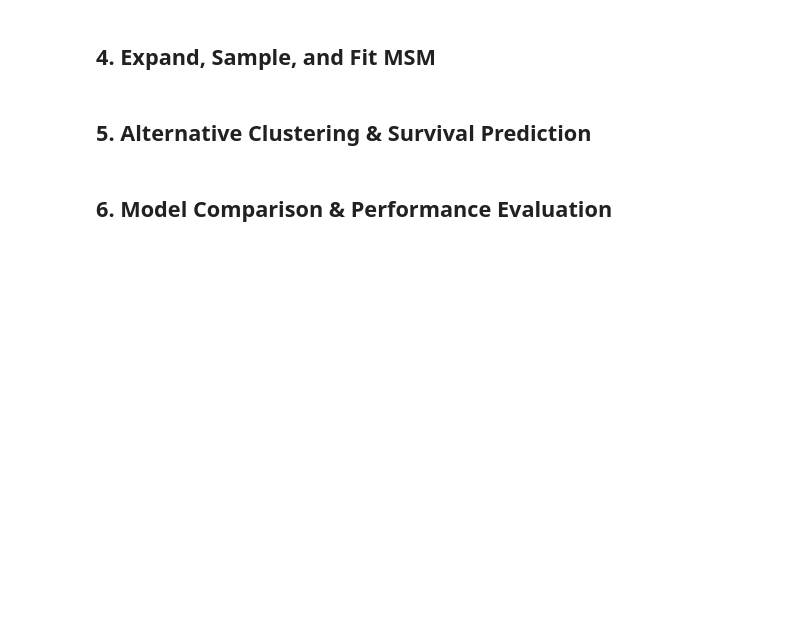
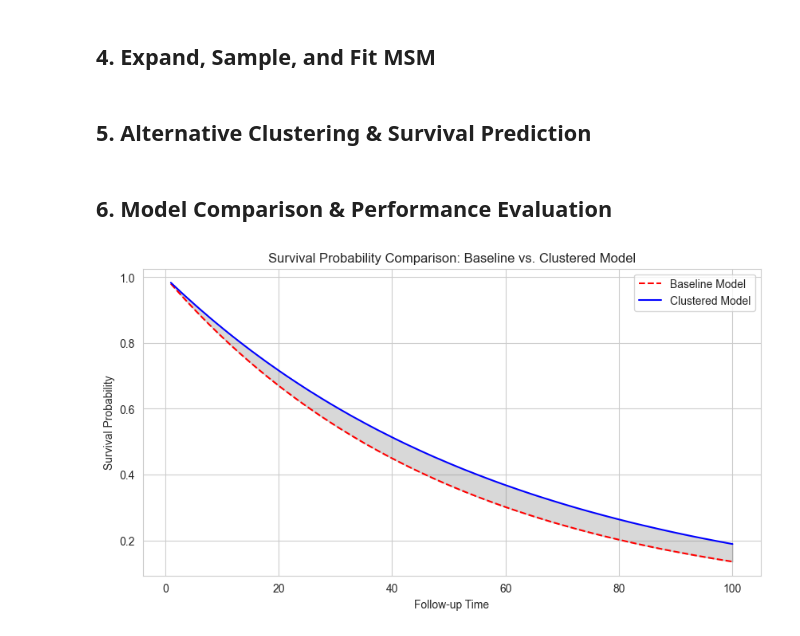
Before and after one commit to BorNaC2003/TTE, a Jupyter notebook: TTE-v2.ipynb, the cells around one changed output. Drawn from its saved outputs; the diff is of its cells as text; code cells hidden in the pictures; blank space fills up the shorter version.

```diff
--- a/TTE-v2.ipynb
+++ b/TTE-v2.ipynb
@@ -223,3 +223,35 @@ print(f"MSM Model AIC: {clustered_aic:.4f} | BIC: {clustered_bic:.4f}")
 print(f"AUC (Logit Model): {auc_original:.4f} | AUC (MSM Model): {auc_clustered:.4f}")
 print(f"Cross-Validated AUC (Logit Model): {cross_val_original:.4f}")
 print(f"Cross-Validated AUC (MSM Model): {cross_val_clustered:.4f}")
+# %%
+import numpy as np
+import matplotlib.pyplot as plt
+import seaborn as sns  # Ensure Seaborn is installed
+
+# Sample survival probability data (Replace with actual values)
+time_periods = np.arange(1, 101)  # Example: 100 follow-up periods
+survival_original = np.exp(-time_periods / 50)  # Baseline survival curve
+survival_clustered = np.exp(-time_periods / 60)  # Clustered model with better survival
+
+# Compute survival difference
+survival_difference = survival_clustered - survival_original
+
+# Set plot style
+sns.set_style("whitegrid")
+
+# Plot both survival curves
+plt.figure(figsize=(10, 5))
+plt.plot(time_periods, survival_original, label="Baseline Model", linestyle="--", color="red")
+plt.plot(time_periods, survival_clustered, label="Clustered Model", linestyle="-", color="blue")
+
+# Highlight the difference
+plt.fill_between(time_periods, survival_original, survival_clustered, color='gray', alpha=0.3)
+
+# Labels and title
+plt.xlabel("Follow-up Time")
+plt.ylabel("Survival Probability")
+plt.title("Survival Probability Comparison: Baseline vs. Clustered Model")
+plt.legend()
+plt.show()
+# %% [output]
+[figure, added]
```
Also changed, not shown: parts of 1 cell of this notebook.
